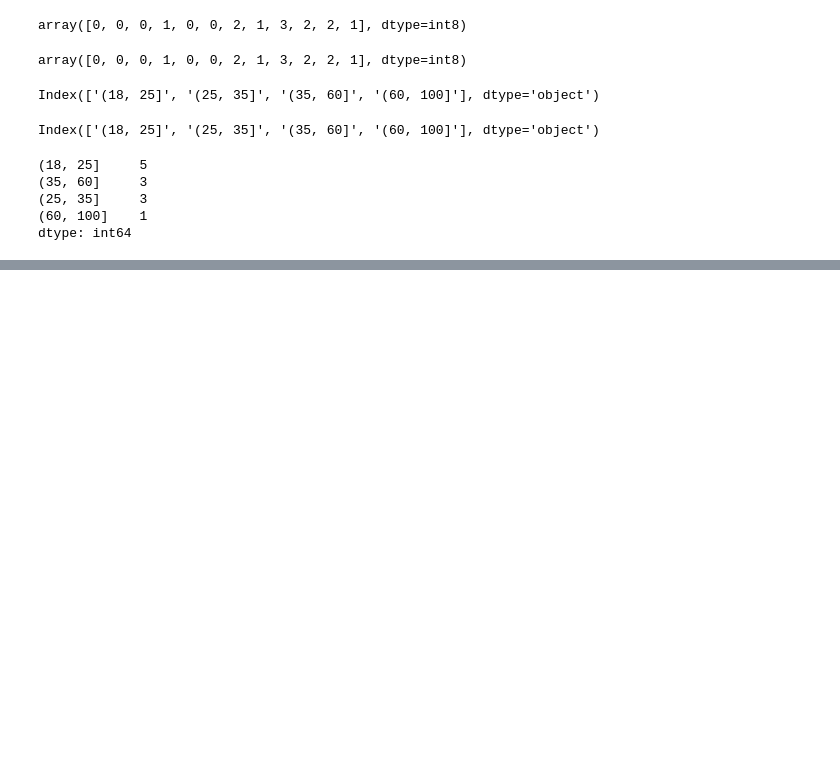
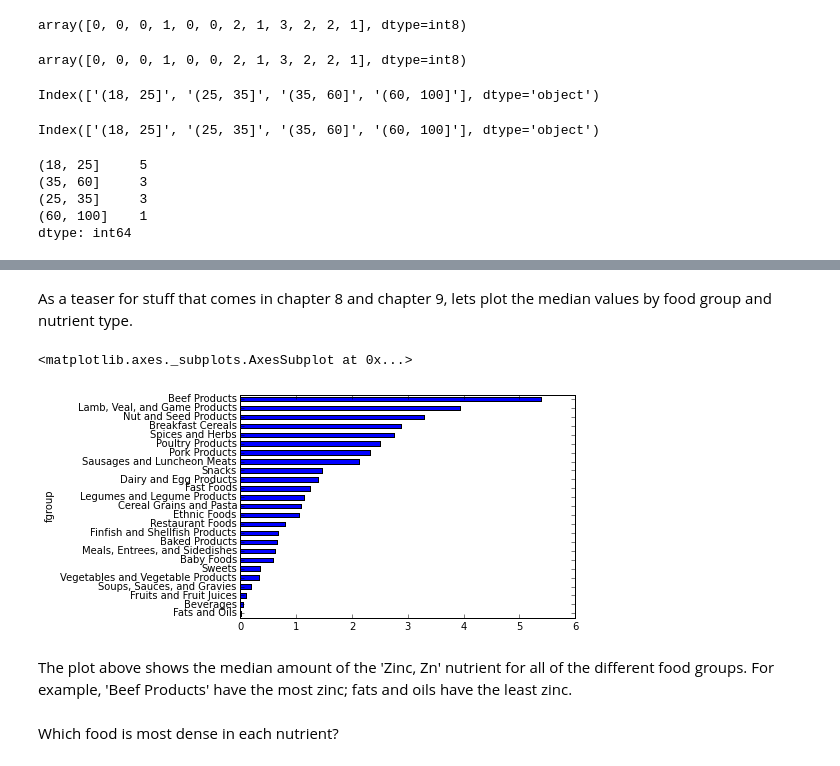
Before and after one commit to aenfield/random, a Jupyter notebook: PythonForDataAnalysisCh7.ipynb, the cells around one changed output, grey strips where cells are left out. Saved outputs shown, nothing was run; the diff lists cells and outputs as text; code cells hidden in the pictures; blank space fills up the shorter version.

```diff
--- a/PythonForDataAnalysisCh7.ipynb
+++ b/PythonForDataAnalysisCh7.ipynb
@@ -1205,0 +2073,5 @@ Midway through p199.
+# %%
+col_mapping = {'description': 'food',
+               'group': 'fgroup'}
+info = info.rename(columns=col_mapping, copy=False)
+info.columns
@@ -1205,0 +2080,5 @@ Midway through p199.
+# %%
+col_mapping = {'description': 'nutrient',
+               'group': 'nutgroup'}
+nutrients = nutrients.rename(columns=col_mapping, copy=False)
+nutrients.columns
@@ -1205,0 +2089,3 @@ Midway through p199.
+# %%
+ndata = pd.merge(nutrients, info, on='id', how='outer')
+ndata
@@ -1205,0 +2111,13 @@ Midway through p199.
+# %% [markdown]
+As a teaser for stuff that comes in chapter 8 and chapter 9, lets plot the median values by food group and nutrient type.
+# %%
+result = ndata.groupby(['nutrient', 'fgroup'])['value'].quantile(0.5)
+# %%
+result['Zinc, Zn'].order().plot(kind='barh')
+# %% [output]
+<matplotlib.axes._subplots.AxesSubplot at 0x...>
+[figure, added]
+# %% [markdown]
+The plot above shows the median amount of the 'Zinc, Zn' nutrient for all of the different food groups. For example, 'Beef Products' have the most zinc; fats and oils have the least zinc.
+# %% [markdown]
+Which food is most dense in each nutrient?
```
Also changed, not shown: parts of 155 cells of this notebook.
